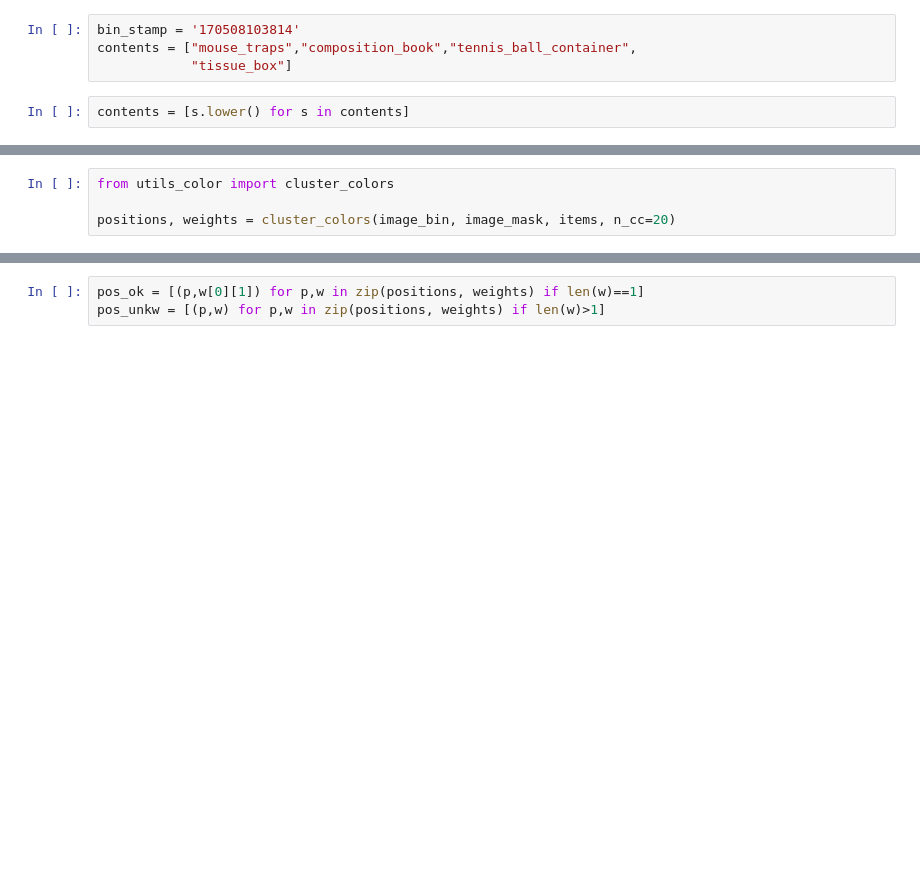
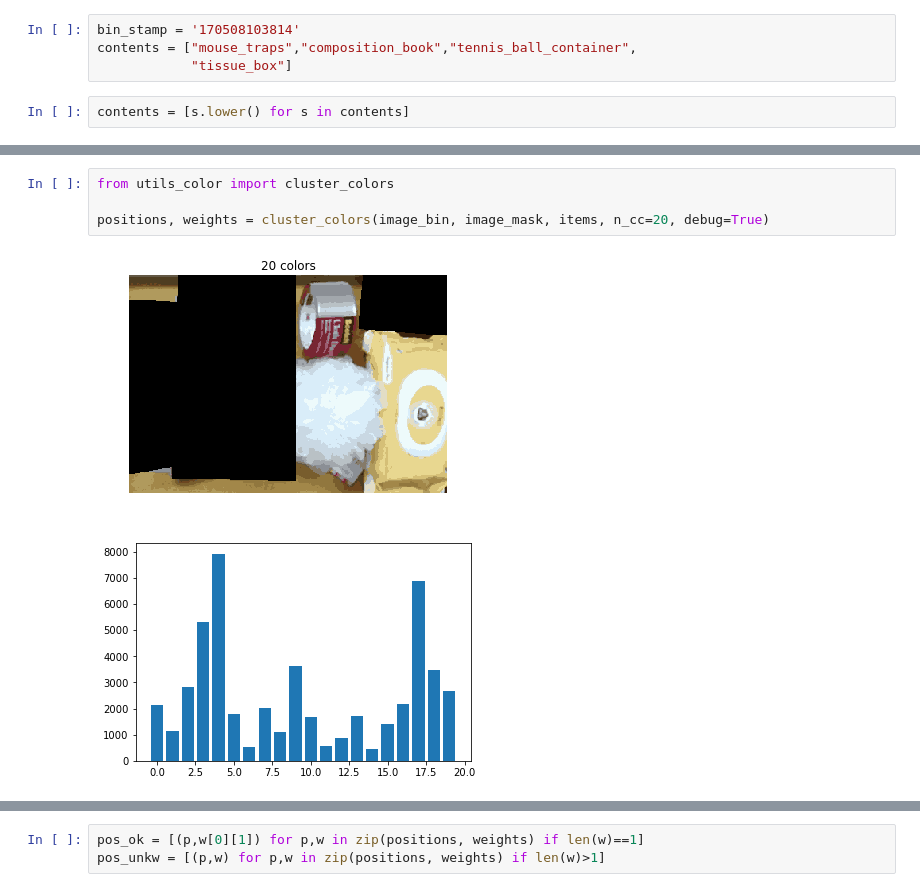
Before and after one commit to ecervera/Baxter-Vision, a Jupyter notebook: 21 Segmentation based on Color.ipynb, the cells around one changed output, grey strips where cells are left out. Drawn from its saved outputs; the diff is of its cells as text; blank space fills up the shorter version.

```diff
--- a/21 Segmentation based on Color.ipynb
+++ b/21 Segmentation based on Color.ipynb
@@ -44,6 +72,9 @@ items
 # %%
 from utils_color import cluster_colors
 
-positions, weights = cluster_colors(image_bin, image_mask, items, n_cc=20)
+positions, weights = cluster_colors(image_bin, image_mask, items, n_cc=20, debug=True)
+# %% [output]
+[figure, added]
+[figure, added]
 # %%
 weights
```
Also changed, not shown: parts of 19 cells of this notebook, 3 other files.
